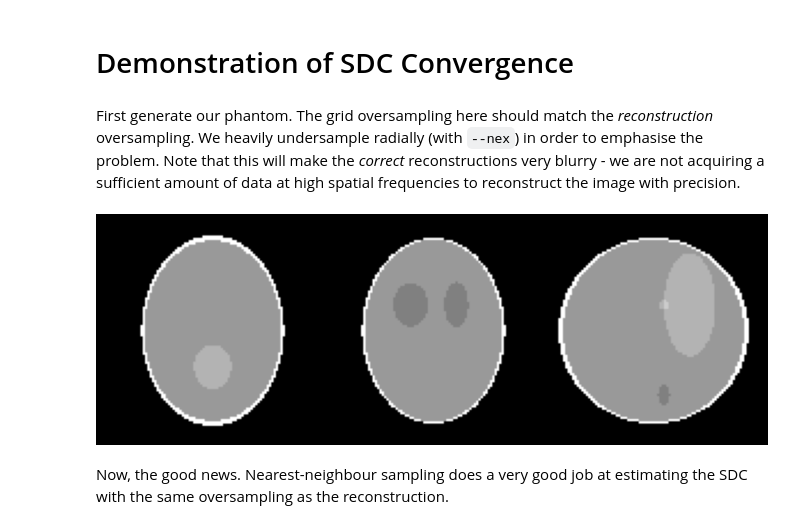
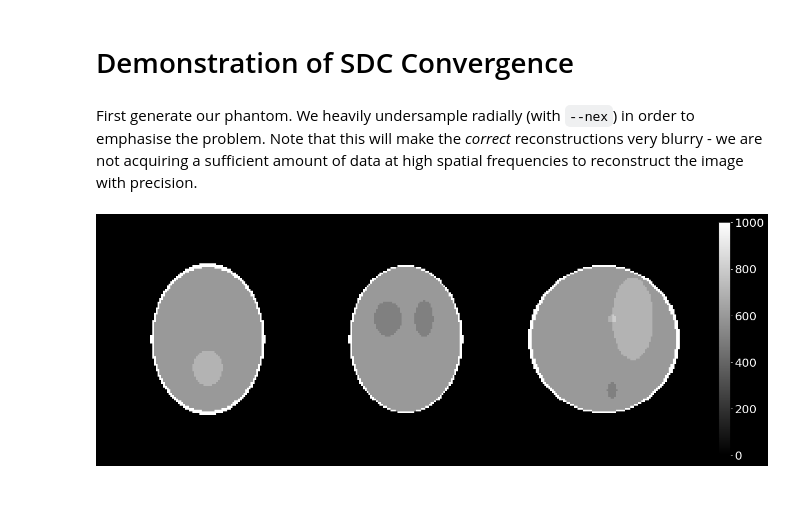
Before and after one commit to spinicist/old-riesling-examples, a Jupyter notebook: sdc.ipynb, the cells around one changed output. Cells and saved outputs as stored; diff of their text form; code cells hidden in the pictures; blank space fills up the shorter version.

```diff
--- a/sdc.ipynb
+++ b/sdc.ipynb
@@ -6,11 +8,8 @@ from riesling import plot_basis, plot_dynamics, plot_3plane
 # %% [markdown]
-First generate our phantom. The grid oversampling here should match the _reconstruction_ oversampling. We heavily undersample radially (with `--nex`) in order to emphasise the problem. Note that this will make the _correct_ reconstructions very blurry - we are not acquiring a sufficient amount of data at high spatial frequencies to reconstruct the image with precision.
+First generate our phantom. We heavily undersample radially (with `--nex`) in order to emphasise the problem. Note that this will make the _correct_ reconstructions very blurry - we are not acquiring a sufficient amount of data at high spatial frequencies to reconstruct the image with precision.
 # %%
-os=1.3
 !riesling phantom --fov=192 --matrix=96 --shepp_logan --channels=4 \
-  'phantom.h5' --nthreads=16 --os={os} --nex=0.2 --phyllo
-plot_3plane('phantom-image.h5')
+  'phantom.h5' --nthreads=16 --os={os} --nex=0.25
+rl.images.single('phantom-image.h5')
 # %% [output]
-[figure, old version]
+[figure, new version]
-# %% [markdown]
-Now, the good news. Nearest-neighbour sampling does a very good job at estimating the SDC with the same oversampling as the reconstruction.
```
Also changed, not shown: parts of 22 cells of this notebook.
